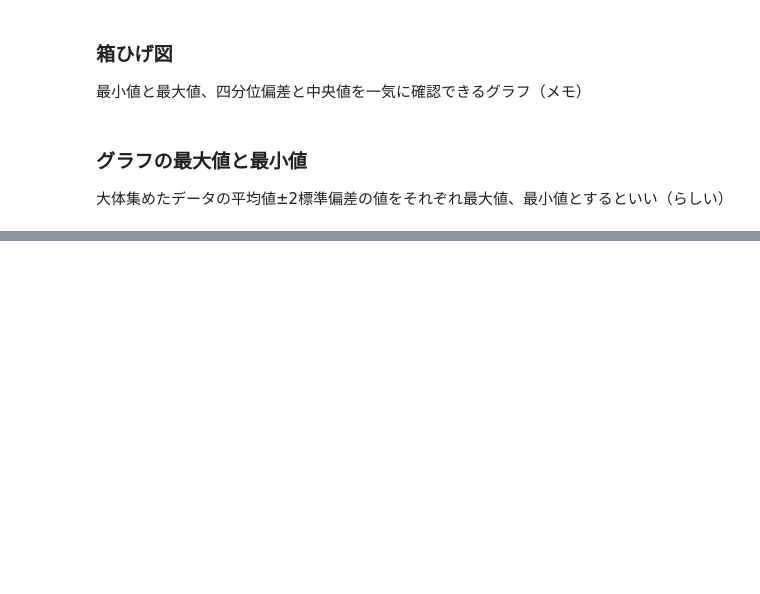
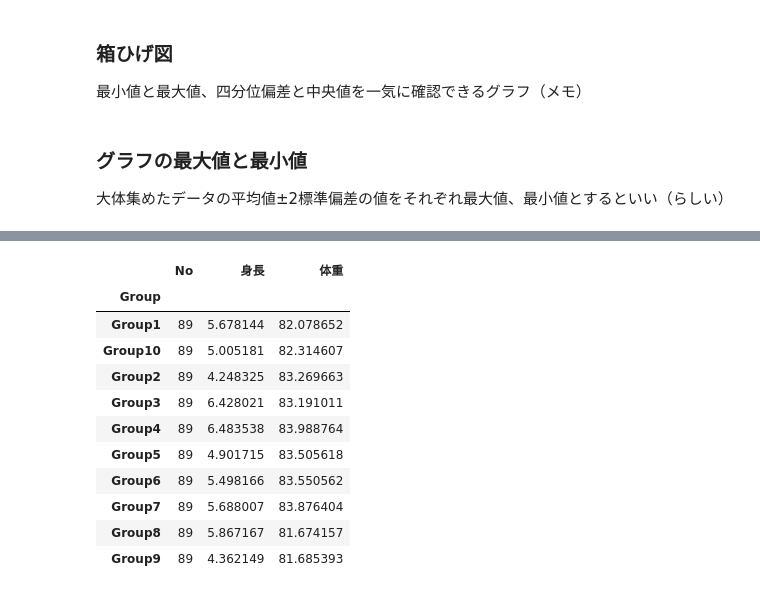
Before and after one commit to kuma127/baseball-player-drf-database, a Jupyter notebook: Statistics_by_baseball.ipynb, the cells around one changed output, grey strips where cells are left out. Cells and saved outputs as stored; diff of their text form; code cells hidden in the pictures; blank space fills up the shorter version.

```diff
--- a/Statistics_by_baseball.ipynb
+++ b/Statistics_by_baseball.ipynb
@@ -145,0 +201,15 @@ log10(元のデータ)
+# %%
+grouped.agg({'No': 'count', '身長': 'std', '体重': 'mean'})
+# %% [output]
+|  | No | 身長 | 体重 |
+| Group |  |  |  |
+| Group1 | 89 | 5.678144 | 82.078652 |
+| Group10 | 89 | 5.005181 | 82.314607 |
+| Group2 | 89 | 4.248325 | 83.269663 |
+| Group3 | 89 | 6.428021 | 83.191011 |
+| Group4 | 89 | 6.483538 | 83.988764 |
+| Group5 | 89 | 4.901715 | 83.505618 |
+| Group6 | 89 | 5.498166 | 83.550562 |
+| Group7 | 89 | 5.688007 | 83.876404 |
+| Group8 | 89 | 5.867167 | 81.674157 |
+| Group9 | 89 | 4.362149 | 81.685393 |
```
Also changed, not shown: parts of 21 cells of this notebook, 1 other file.
